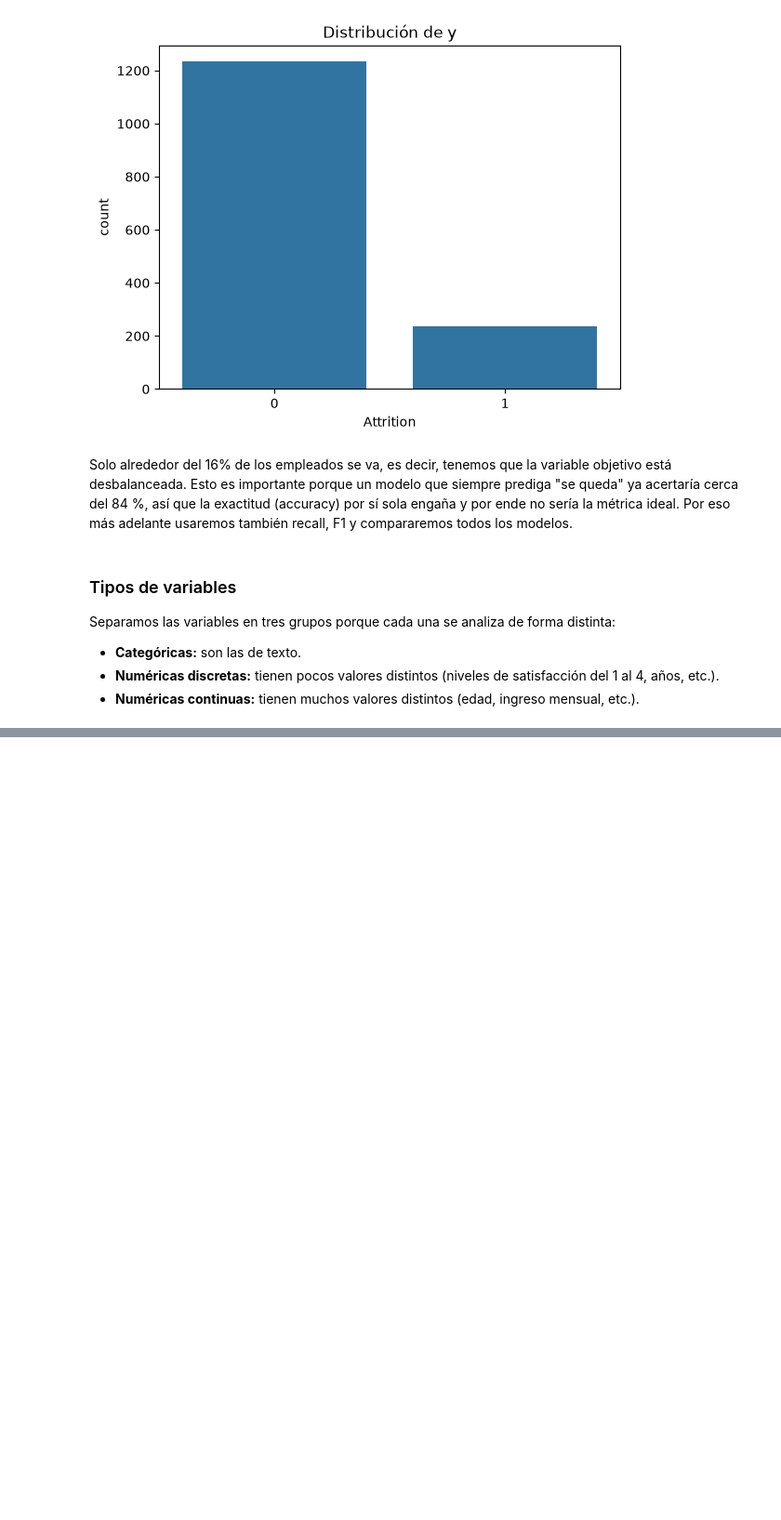
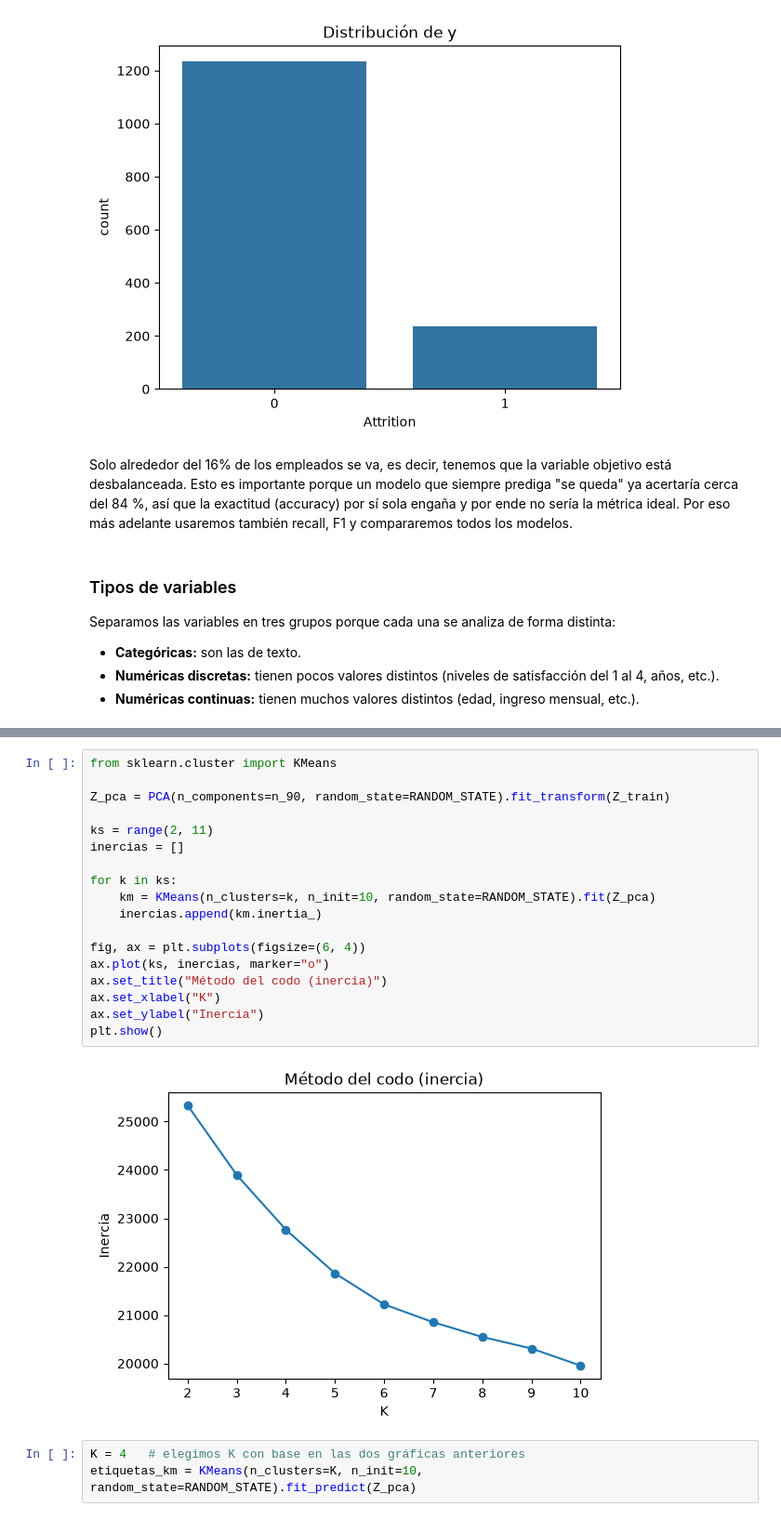
Before and after one commit to Edgartor321/CD-Paradigmas_y_progra, a Jupyter notebook: Proyecto/Proyecto-IBM-HR.ipynb, the cells around one changed output, grey strips where cells are left out. Shown at 93% size. Saved outputs shown, nothing was run; the diff lists cells and outputs as text; blank space fills up the shorter version.

```diff
--- a/Proyecto/Proyecto-IBM-HR.ipynb
+++ b/Proyecto/Proyecto-IBM-HR.ipynb
@@ -307,0 +585,23 @@ print(len(cat_cols) + len(num_cols), "variables clasificadas de", X.shape[1])
+# %%
+from sklearn.cluster import KMeans
+
+Z_pca = PCA(n_components=n_90, random_state=RANDOM_STATE).fit_transform(Z_train)
+
+ks = range(2, 11)
+inercias = []
+
+for k in ks:
+    km = KMeans(n_clusters=k, n_init=10, random_state=RANDOM_STATE).fit(Z_pca)
+    inercias.append(km.inertia_)
+
+fig, ax = plt.subplots(figsize=(6, 4))
+ax.plot(ks, inercias, marker="o")
+ax.set_title("Método del codo (inercia)")
+ax.set_xlabel("K")
+ax.set_ylabel("Inercia")
+plt.show()
+# %% [output]
+[figure, added]
+# %%
+K = 4   # elegimos K con base en las dos gráficas anteriores
+etiquetas_km = KMeans(n_clusters=K, n_init=10, random_state=RANDOM_STATE).fit_predict(Z_pca)
```
Also changed, not shown: parts of 60 cells of this notebook.
